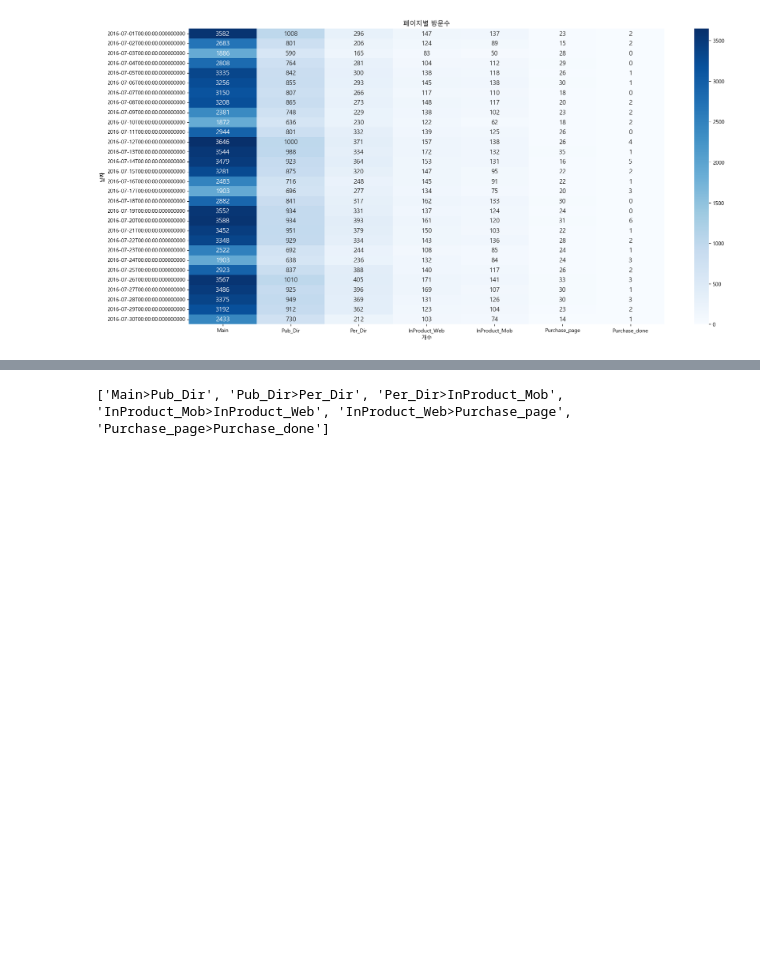
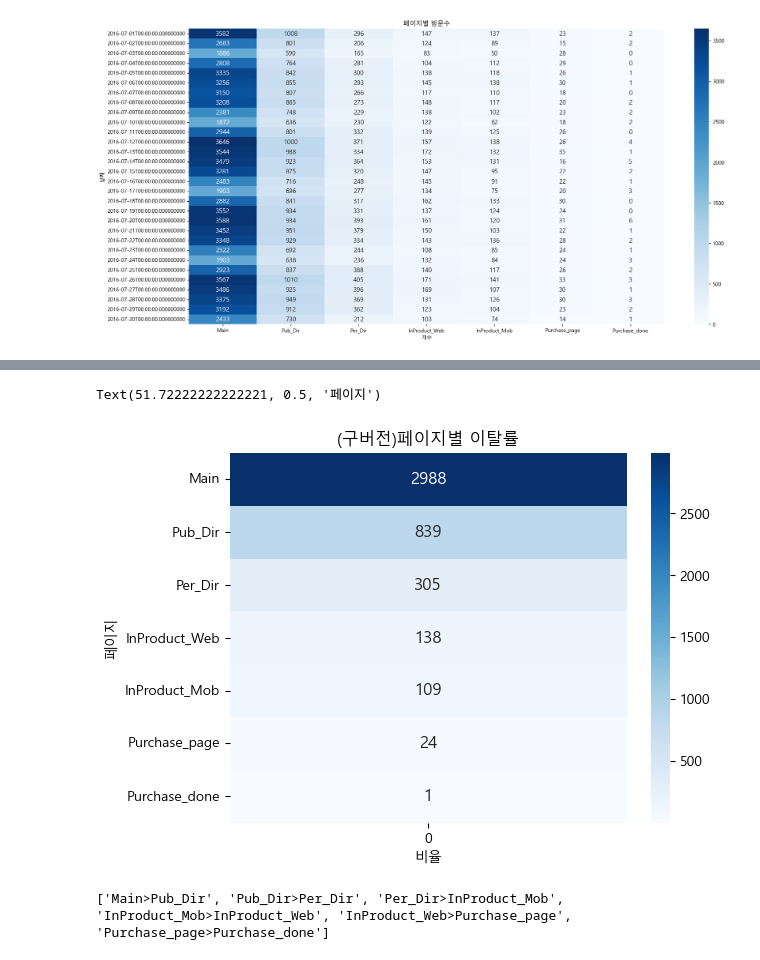
Before and after one commit to KIMJEONGSU/logs, a Jupyter notebook: logs.ipynb, the cells around one changed output, grey strips where cells are left out. Drawn from its saved outputs; the diff is of its cells as text; code cells hidden in the pictures; blank space fills up the shorter version.

```diff
--- a/logs.ipynb
+++ b/logs.ipynb
@@ -326,3 +359,12 @@ funnel
+# %%
+
+sns.heatmap(funnel.set_index('screen').astype(int),annot=True, fmt='d',cmap='Blues',annot_kws={'size':12})
+plt.title('(구버전)페이지별 이탈률')
+plt.xlabel('비율')
+plt.ylabel('페이지')
+# %% [output]
+Text(51.72222222222221, 0.5, '페이지')
+[figure, added]
 # %%
 s=[]
 for i,j in enumerate(funnel.screen):
```
Also changed, not shown: parts of 4 cells of this notebook, 1 other file.
